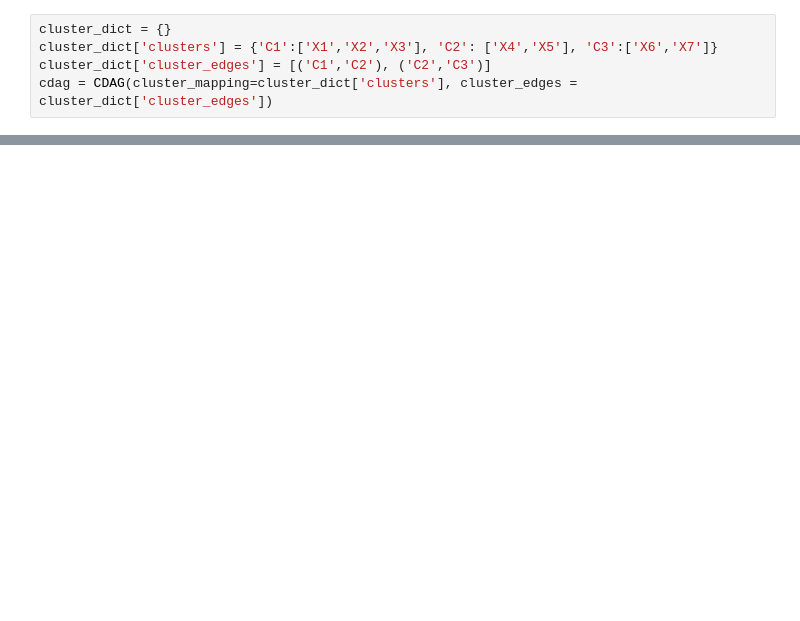
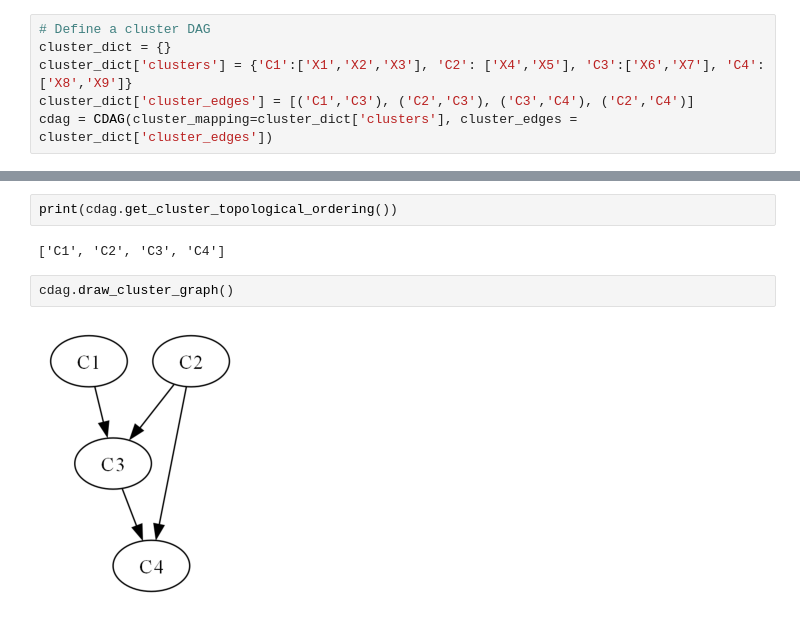
Before and after one commit to JanMarcoRuizdeVargas/clustercausal, a Jupyter notebook: testing_cluster_dag.ipynb, the cells around one changed output, grey strips where cells are left out. Saved outputs shown, nothing was run; the diff lists cells and outputs as text; blank space fills up the shorter version.

Commit message:
saving changes to cluster_dag

```diff
--- a/testing_cluster_dag.ipynb
+++ b/testing_cluster_dag.ipynb
@@ -114,6 +5,7 @@ class CDAG:
 # %%
+# Define a cluster DAG
 cluster_dict = {}
-cluster_dict['clusters'] = {'C1':['X1','X2','X3'], 'C2': ['X4','X5'], 'C3':['X6','X7']}
-cluster_dict['cluster_edges'] = [('C1','C2'), ('C2','C3')]
+cluster_dict['clusters'] = {'C1':['X1','X2','X3'], 'C2': ['X4','X5'], 'C3':['X6','X7'], 'C4':['X8','X9']}
+cluster_dict['cluster_edges'] = [('C1','C3'), ('C2','C3'), ('C3','C4'), ('C2','C4')]
 cdag = CDAG(cluster_mapping=cluster_dict['clusters'], cluster_edges = cluster_dict['cluster_edges'])
 # %% [output]
@@ -123 +18,9 @@ cdag = CDAG(cluster_mapping=cluster_dict['clusters'], cluster_edges = cluster_di
+# %%
+print(cdag.get_cluster_topological_ordering())
+# %% [output]
+['C1', 'C2', 'C3', 'C4']
+# %%
+cdag.draw_cluster_graph()
+# %% [output]
+[figure, added]
 # %%
```
Also changed, not shown: parts of 29 cells of this notebook, 4 other files.
